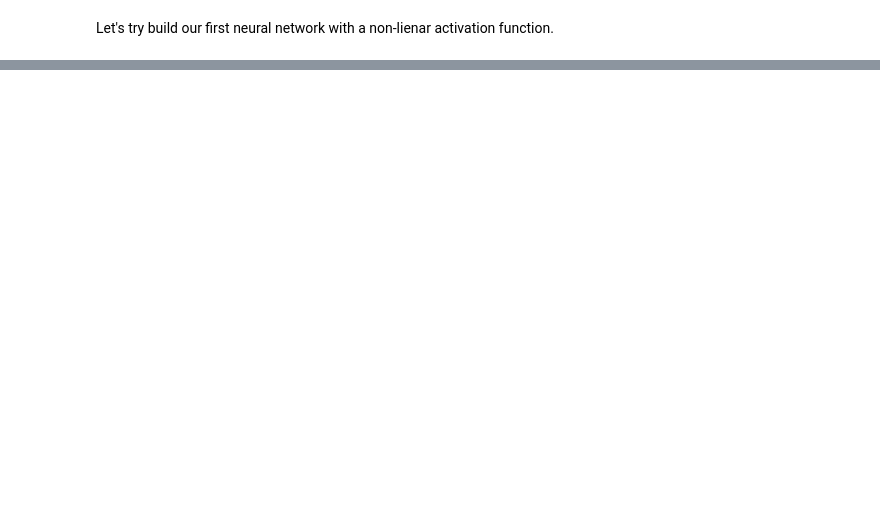
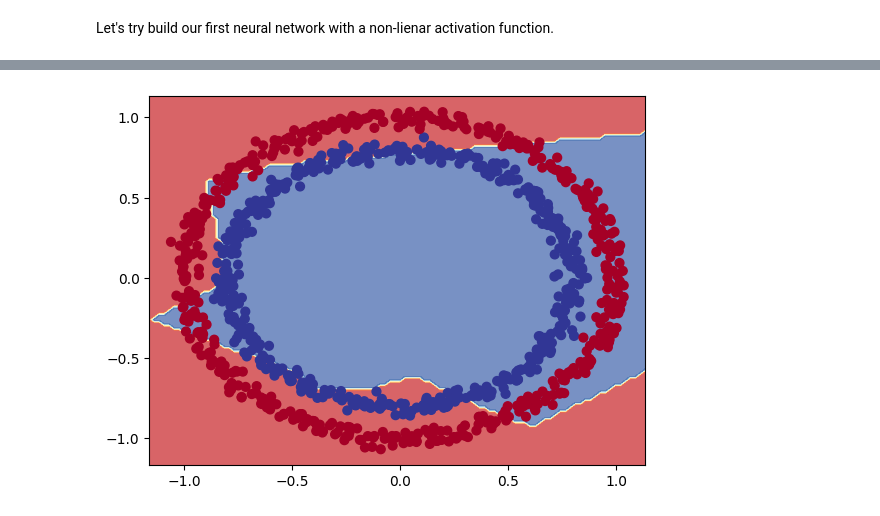
Before and after one commit to Hardtophead/Learn_DL_With_Tensorflow, a Jupyter notebook: 02_neural_network_classification_in_tensorflow_video.ipynb, the cells around one changed output, grey strips where cells are left out. Saved outputs shown, nothing was run; the diff lists cells and outputs as text; code cells hidden in the pictures; blank space fills up the shorter version.

Commit message:
Non-linearity part 3: Upgrading our non-linear model with more layers

```diff
--- a/02_neural_network_classification_in_tensorflow_video.ipynb
+++ b/02_neural_network_classification_in_tensorflow_video.ipynb
@@ -444,0 +445,21 @@ Epoch 100/100
+# %%
+# Time to replicate the multi-layer neural network from TensorFlow playground in code...
+
+# Set the random seed
+tf.random.set_seed(42)
+
+# 1. Create the model
+model_6 = tf.keras.Sequential([
+  tf.keras.layers.Dense(4, activation="relu"),
+  tf.keras.layers.Dense(4, activation="relu"),
+  tf.keras.layers.Dense(1)
+])
+
+# 2. Compile the model
+model_6.compile(loss="binary_crossentropy",
+                optimizer=tf.keras.optimizers.Adam(lr=0.001),
+                metrics=["accuracy"])
+
+# 3. Fit the model
+with tf.device('/GPU:0'):
+    history = model_6.fit(X, y, epochs=250)
@@ -444,0 +494,4 @@ Epoch 100/100
+# %%
+# How do our model predictions look?
+plot_decision_boundary(model_6, X, y)
+# %% [output]
@@ -444,0 +500 @@ Epoch 100/100
+[figure, added]
```
Also changed, not shown: parts of 15 cells of this notebook.
